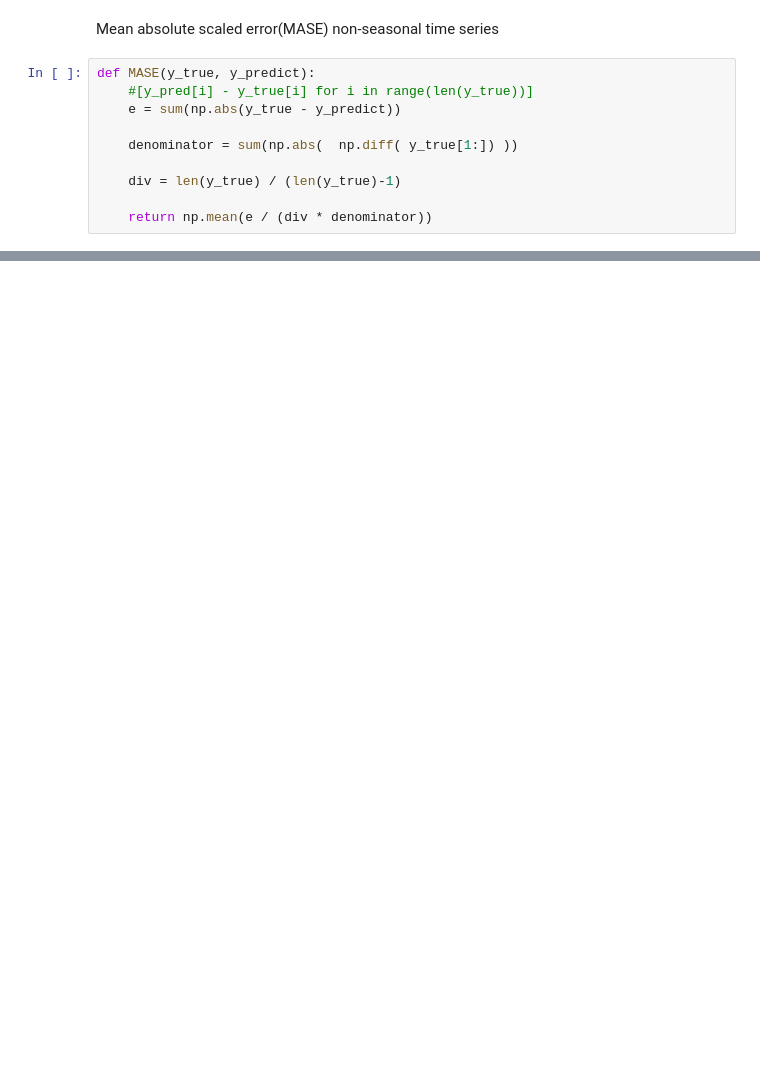
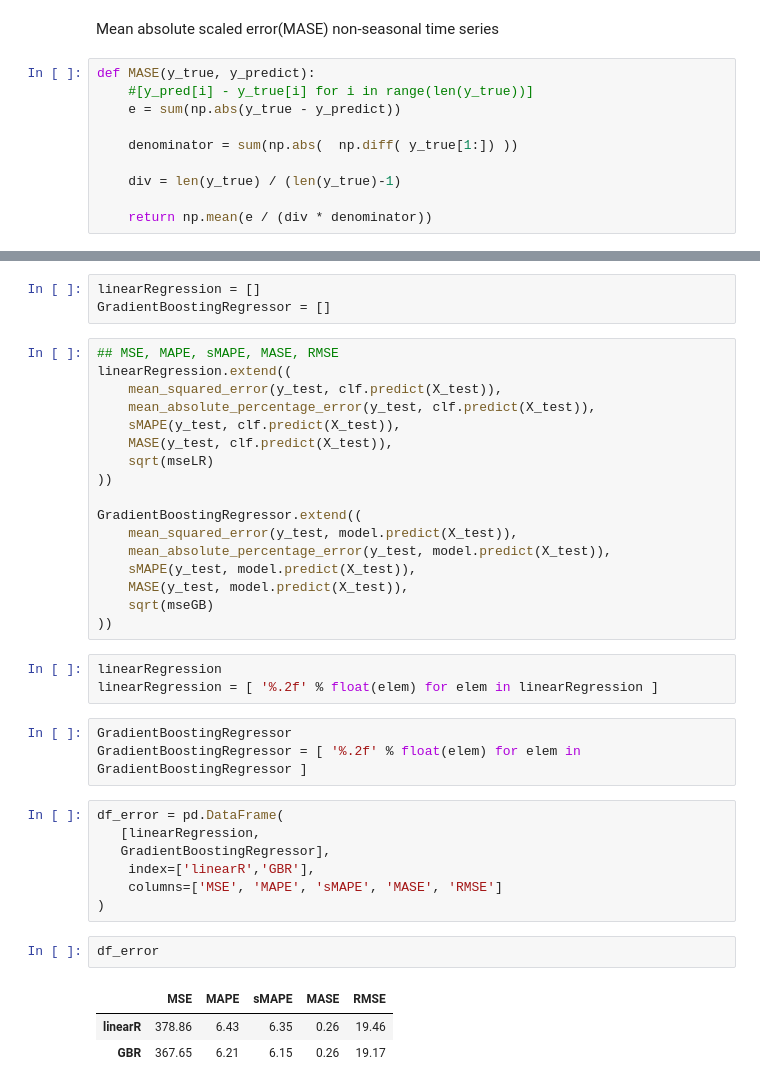
Before and after one commit to parikkap/prediktivAnalytic, a Jupyter notebook: StrockMarketPrediction.ipynb, the cells around one changed output, grey strips where cells are left out. Drawn from its saved outputs; the diff is of its cells as text; blank space fills up the shorter version.

Commit message:
added table of errors

```diff
--- a/StrockMarketPrediction.ipynb
+++ b/StrockMarketPrediction.ipynb
@@ -506,0 +501,39 @@ MASE(y_test, clf.predict(X_test))
+# %%
+linearRegression = []
+GradientBoostingRegressor = []
+# %%
+## MSE, MAPE, sMAPE, MASE, RMSE
+linearRegression.extend((
+    mean_squared_error(y_test, clf.predict(X_test)),
+    mean_absolute_percentage_error(y_test, clf.predict(X_test)),
+    sMAPE(y_test, clf.predict(X_test)),
+    MASE(y_test, clf.predict(X_test)),
+    sqrt(mseLR)
+))
+
+GradientBoostingRegressor.extend((
+    mean_squared_error(y_test, model.predict(X_test)),
+    mean_absolute_percentage_error(y_test, model.predict(X_test)),
+    sMAPE(y_test, model.predict(X_test)),
+    MASE(y_test, model.predict(X_test)),
+    sqrt(mseGB)
+))
+# %%
+linearRegression
+linearRegression = [ '%.2f' % float(elem) for elem in linearRegression ]
+# %%
+GradientBoostingRegressor
+GradientBoostingRegressor = [ '%.2f' % float(elem) for elem in GradientBoostingRegressor ]
+# %%
+df_error = pd.DataFrame(
+   [linearRegression,
+   GradientBoostingRegressor],
+    index=['linearR','GBR'],
+    columns=['MSE', 'MAPE', 'sMAPE', 'MASE', 'RMSE']
+)
+# %%
+df_error
+# %% [output]
+|  | MSE | MAPE | sMAPE | MASE | RMSE |
+| linearR | 378.86 | 6.43 | 6.35 | 0.26 | 19.46 |
+| GBR | 367.65 | 6.21 | 6.15 | 0.26 | 19.17 |
```
Also changed, not shown: parts of 16 cells of this notebook.
